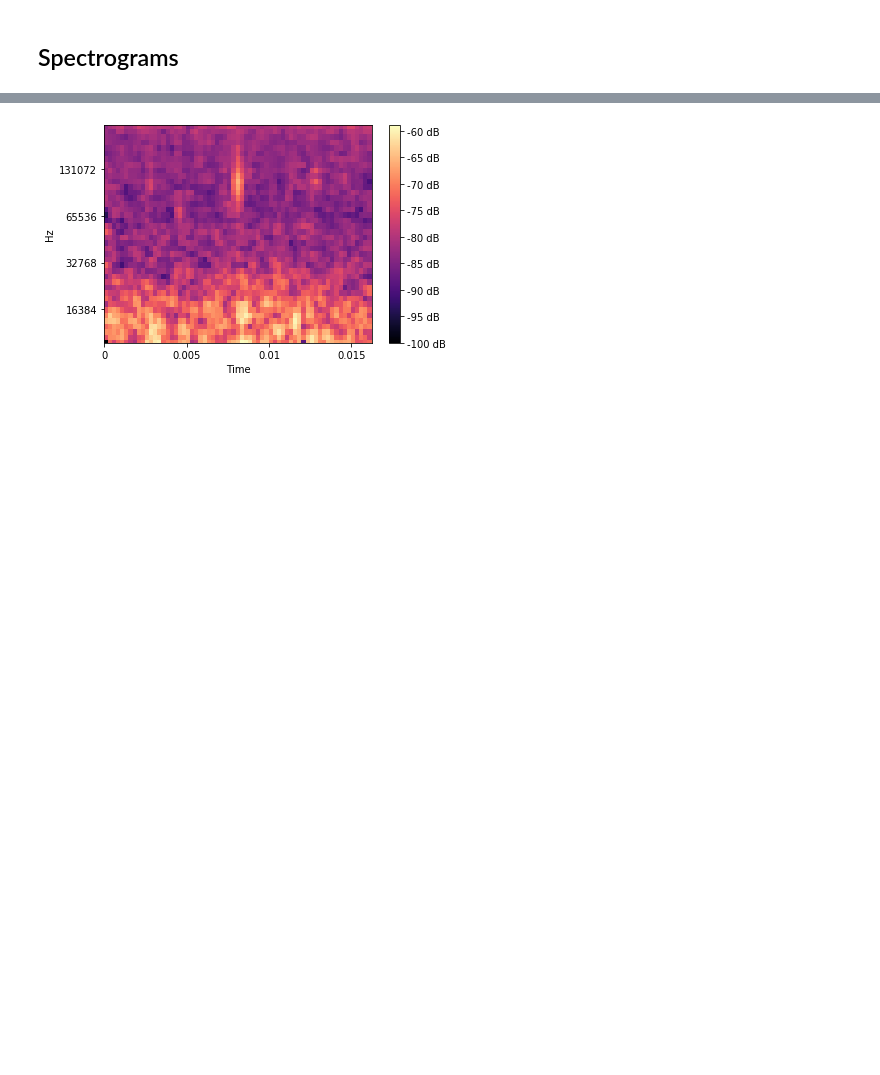
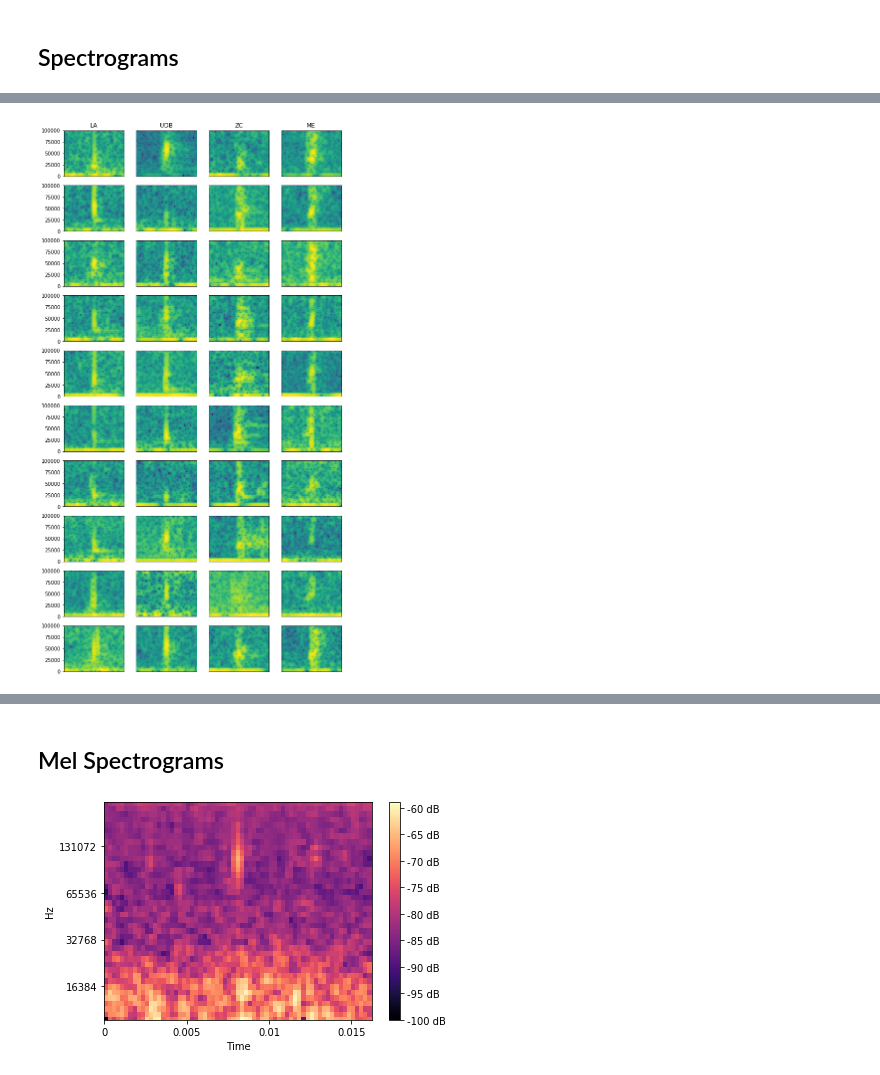
Before and after one commit to bastiendechamps/DOCC10_challenge_MVA, a Jupyter notebook: notebooks/dataviz.ipynb, the cells around one changed output, grey strips where cells are left out. Cells and saved outputs as stored; diff of their text form; code cells hidden in the pictures; blank space fills up the shorter version.

```diff
--- a/notebooks/dataviz.ipynb
+++ b/notebooks/dataviz.ipynb
@@ -74,2 +100,19 @@ show_clicks(5, classes)
 # %% [markdown]
 ## Spectrograms
+# %%
+def show_spectrograms(n_plots, classes, zoom=0, **spec_params):
+    fig, axes = plt.subplots(n_plots, len(classes), figsize=(10, 2 * n_plots))
+    for j in range(len(classes)):
+        X_sub = X_train[(Y_train_df == classes[j]).values.flatten()]
+        axes[0, j].set_title(classes[j])
+        for i in range(n_plots):
+            idx = np.random.randint(len(X_sub))
+            if zoom:
+                signal = zoom_on_click(X_sub[idx], zoom)
+            else:
+                signal = X_sub[idx]
+            axes[i, j].specgram(signal, **spec_params)
+            axes[i, j].get_xaxis().set_visible(False)
+            if j:
+                axes[i, j].get_yaxis().set_visible(False)
+    plt.show()
@@ -75,0 +121,6 @@ show_clicks(5, classes)
+# %%
+show_spectrograms(
+    10, classes, zoom=512, Fs=200000, NFFT=64, noverlap=60, window=np.blackman(M=64)
+)
+# %% [output]
+[figure, added]
@@ -76,3 +128,5 @@ show_clicks(5, classes)
+# %% [markdown]
+## Mel Spectrograms
 # %%
 show_melspectrogram(audio_to_melspectrogram(X_train[0]))
 # %% [output]
```
Also changed, not shown: parts of 7 cells of this notebook.
